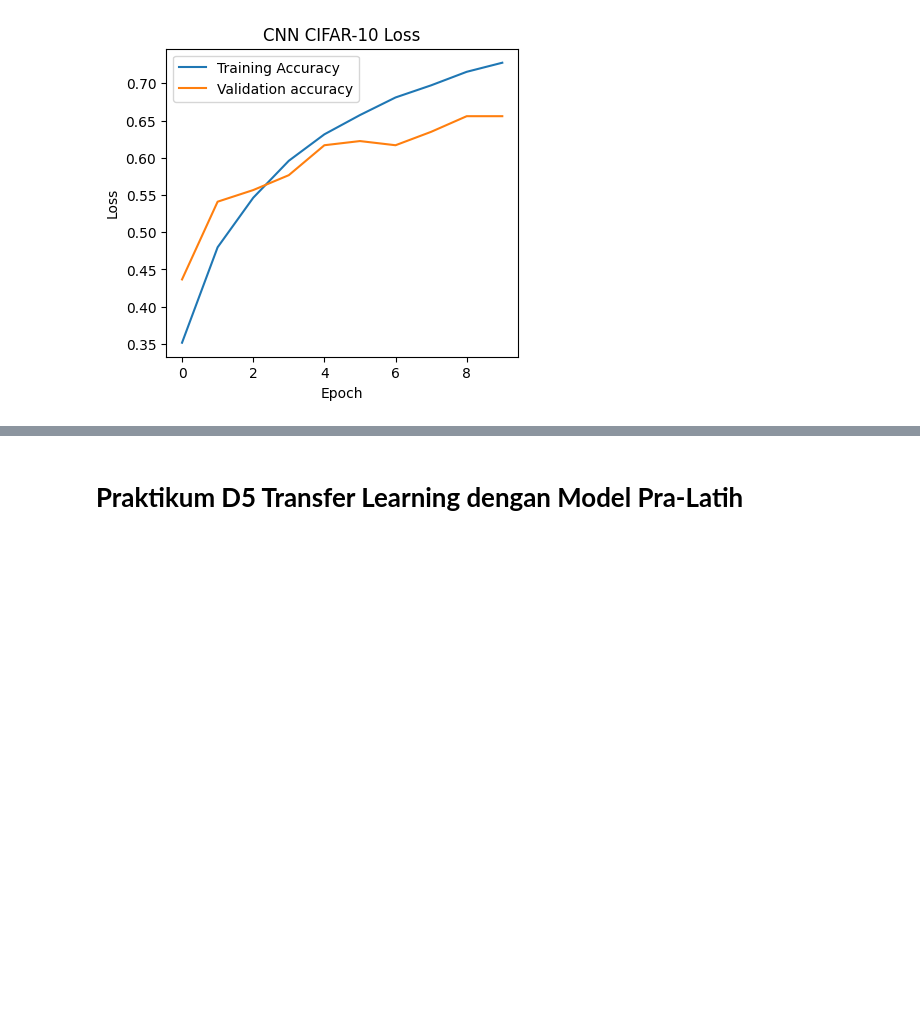
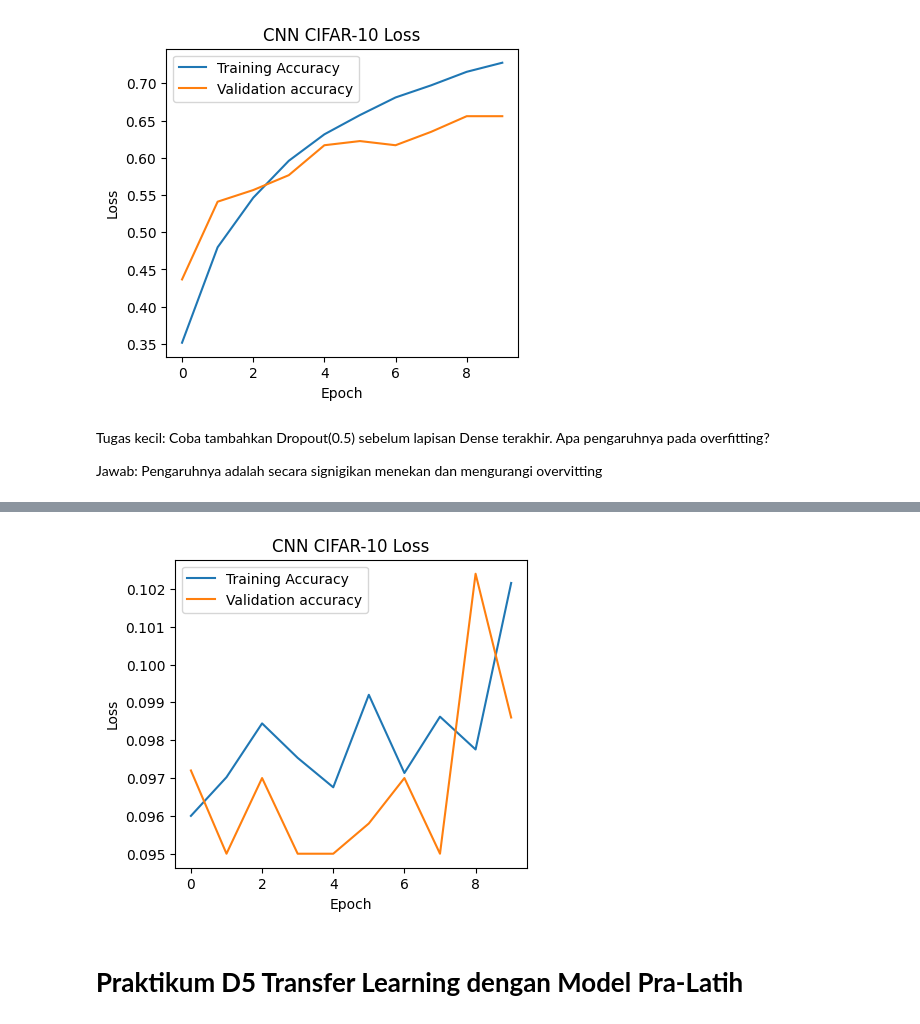
Before and after one commit to narumirr/Visi-Komputer, a Jupyter notebook: Jobsheet_02.ipynb, the cells around one changed output, grey strips where cells are left out. Saved outputs shown, nothing was run; the diff lists cells and outputs as text; code cells hidden in the pictures; blank space fills up the shorter version.

```diff
--- a/Jobsheet_02.ipynb
+++ b/Jobsheet_02.ipynb
@@ -162,3 +282,38 @@ Epoch 9/10
 Epoch 10/10
 1407/1407 ━━━━━━━━━━━━━━━━━━━━ 5s 4ms/step - accuracy: 0.7276 - loss: 0.7733 - val_accuracy: 0.6558 - val_loss: 1.0953
 [figure]
+# %% [markdown]
+Tugas kecil: Coba tambahkan Dropout(0.5) sebelum lapisan Dense terakhir. Apa pengaruhnya pada overfitting?
+
+Jawab: Pengaruhnya adalah secara signigikan menekan dan mengurangi overvitting
+# %%
+from tensorflow.keras.datasets import cifar10
+(x_train, y_train), (x_test, y_test) = cifar10.load_data()
+
+model = models.Sequential  ([
+    layers.Conv2D(32, (3,3), activation='relu', input_shape=(32,32,3)),
+    layers.MaxPooling2D((2,2)),
+    layers.Conv2D(64, (3,3), activation='relu'),
+    layers.MaxPooling2D((2,2)),
+    layers.Flatten(),
+    layers.Dense(64, activation='relu'),
+    layers.Dropout(0.5),
+    layers.Dense(10, activation='softmax')
+])
+model.compile(optimizer='adam', loss='sparse_categorical_crossentropy',
+              metrics=['accuracy'])
+
+history = model.fit(x_train, y_train, epochs=10, validation_split=0.1)
+# === Plot history ===
+plt.figure(figsize=(10,4))
+
+plt.subplot(1,2,1)
+plt.plot(history.history['accuracy'], label='Training Accuracy')
+plt.plot(history.history['val_accuracy'], label='Validation accuracy')
+plt.title('CNN CIFAR-10 Loss')
+plt.xlabel('Epoch')
+plt.ylabel('Loss')
+plt.legend()
+
+plt.show()
+# %% [output]
@@ -165,3 +340,4 @@ Epoch 10/10
+[figure, added]
 # %% [markdown]
 # **Praktikum D5 Transfer Learning dengan Model Pra-Latih**
 # %%
```
Also changed, not shown: parts of 10 cells of this notebook.
